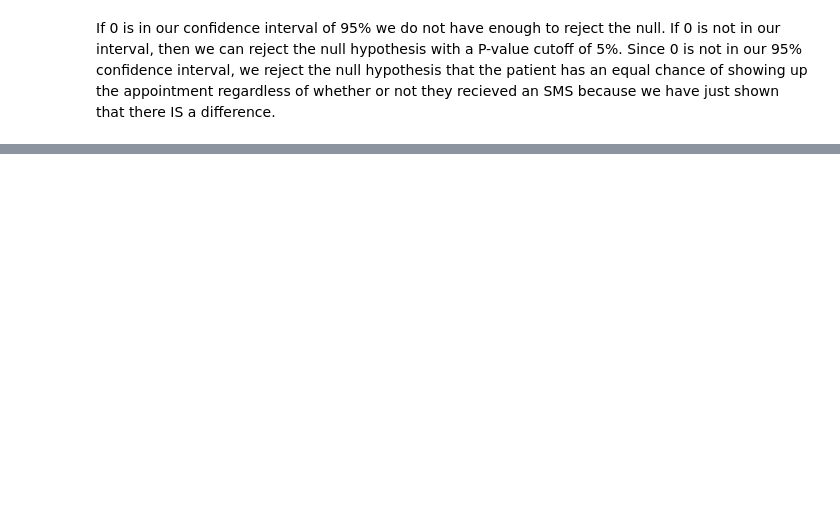
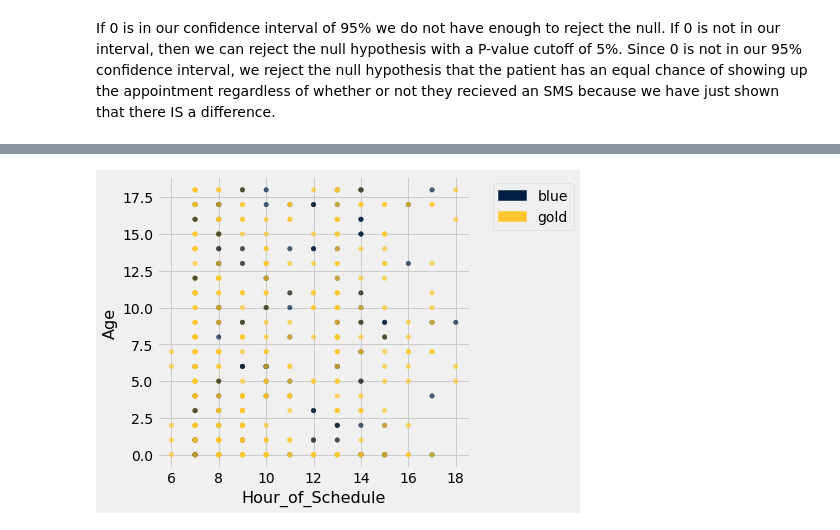
Before and after one commit to Bryantle/Classifying-Appointment-Outcomes, a Jupyter notebook: Data Science Project.ipynb, the cells around one changed output, grey strips where cells are left out. Cells and saved outputs as stored; diff of their text form; code cells hidden in the pictures; blank space fills up the shorter version.

```diff
--- a/Data Science Project.ipynb
+++ b/Data Science Project.ipynb
@@ -135,0 +236,4 @@ table_diff_prop
+# %%
+medical.where('Age', are.below_or_equal_to(18)).sample(500).scatter('Hour_of_Schedule', 'Age', colors='Color')
+# %% [output]
+[figure, added]
```
Also changed, not shown: parts of 26 cells of this notebook.
